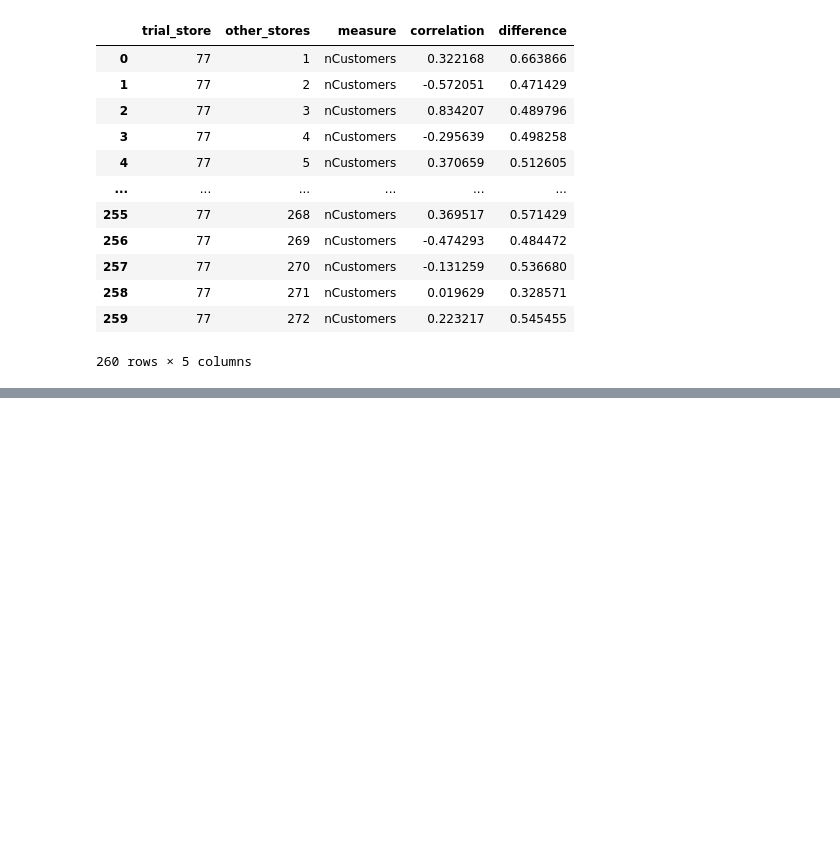
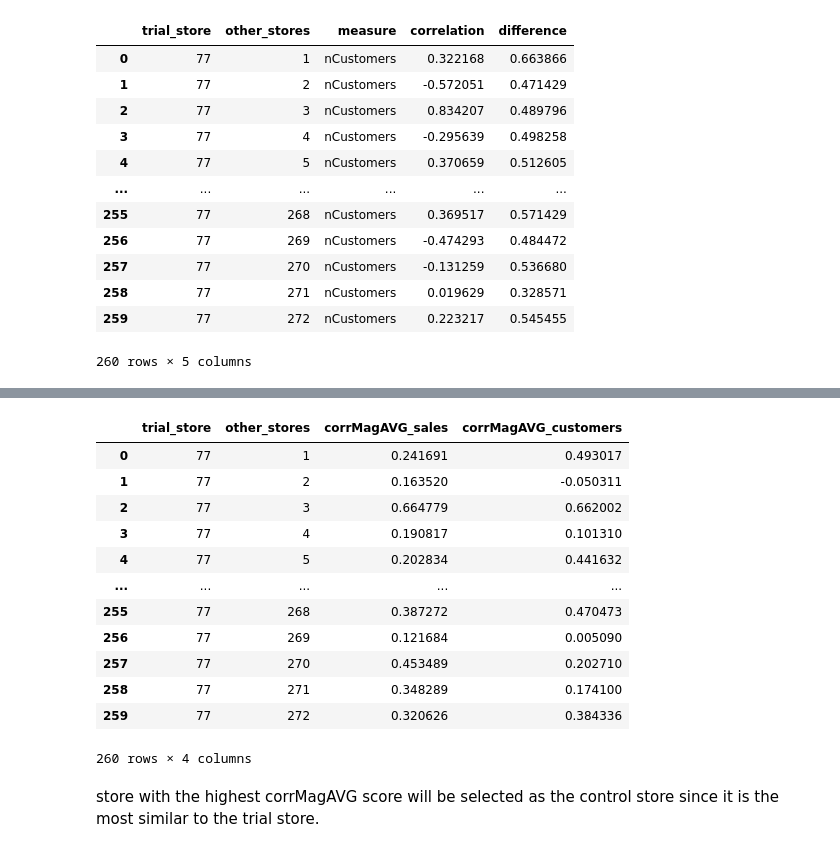
Before and after one commit to daniel8691/Quantium-virtual-internship, a Jupyter notebook: module_two_experimentation_uplifttesting.ipynb, the cells around one changed output, grey strips where cells are left out. Saved outputs shown, nothing was run; the diff lists cells and outputs as text; code cells hidden in the pictures; blank space fills up the shorter version.

```diff
--- a/module_two_experimentation_uplifttesting.ipynb
+++ b/module_two_experimentation_uplifttesting.ipynb
@@ -692,0 +744,21 @@ corrMag_customers_df
+# %%
+# remove duplicate columns
+control_store_df = control_store_df.loc[:,~control_store_df.columns.duplicated()]
+# check if changes are made
+control_store_df
+# %% [output]
+|  | trial_store | other_stores | corrMagAVG_sales | corrMagAVG_customers |
+| 0 | 77 | 1 | 0.241691 | 0.493017 |
+| 1 | 77 | 2 | 0.163520 | -0.050311 |
+| 2 | 77 | 3 | 0.664779 | 0.662002 |
+| 3 | 77 | 4 | 0.190817 | 0.101310 |
+| 4 | 77 | 5 | 0.202834 | 0.441632 |
+| ... | ... | ... | ... | ... |
+| 255 | 77 | 268 | 0.387272 | 0.470473 |
+| 256 | 77 | 269 | 0.121684 | 0.005090 |
+| 257 | 77 | 270 | 0.453489 | 0.202710 |
+| 258 | 77 | 271 | 0.348289 | 0.174100 |
+| 259 | 77 | 272 | 0.320626 | 0.384336 |
+260 rows × 4 columns
+# %% [markdown]
+store with the highest corrMagAVG score will be selected as the control store since it is the most similar to the trial store.
```
Also changed, not shown: parts of 14 cells of this notebook.
